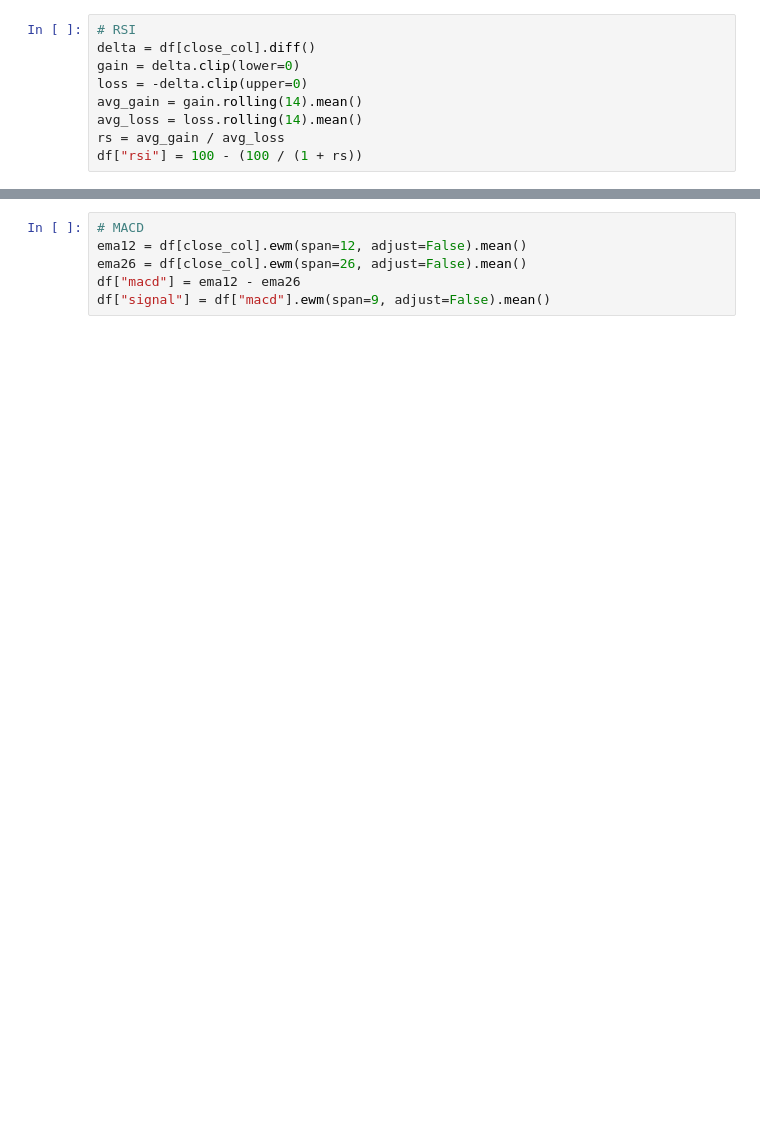
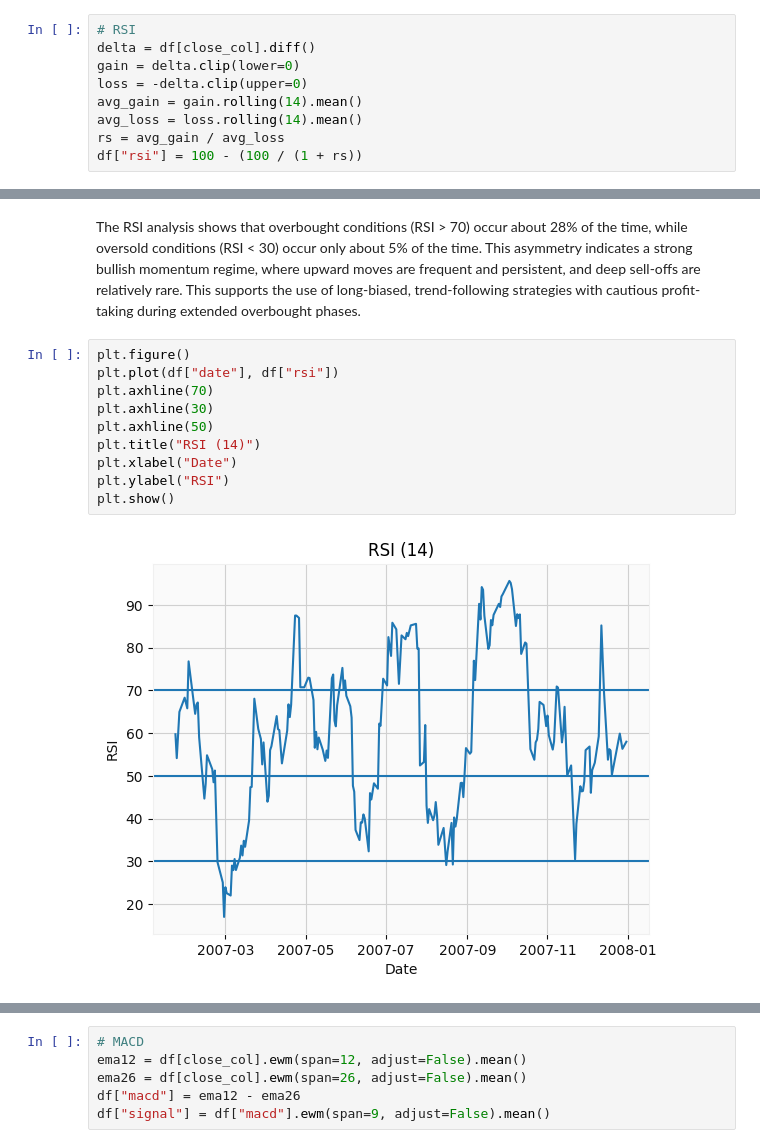
Before and after one commit to Goal48/NIFTY_Data_Analysis, a Jupyter notebook: NIFTY50.ipynb, the cells around one changed output, grey strips where cells are left out. Saved outputs shown, nothing was run; the diff lists cells and outputs as text; blank space fills up the shorter version.

```diff
--- a/NIFTY50.ipynb
+++ b/NIFTY50.ipynb
@@ -169,0 +262,14 @@ df["rsi"] = 100 - (100 / (1 + rs))
+# %% [markdown]
+The RSI analysis shows that overbought conditions (RSI > 70) occur about 28% of the time, while oversold conditions (RSI < 30) occur only about 5% of the time. This asymmetry indicates a strong bullish momentum regime, where upward moves are frequent and persistent, and deep sell-offs are relatively rare. This supports the use of long-biased, trend-following strategies with cautious profit-taking during extended overbought phases.
+# %%
+plt.figure()
+plt.plot(df["date"], df["rsi"])
+plt.axhline(70)
+plt.axhline(30)
+plt.axhline(50)
+plt.title("RSI (14)")
+plt.xlabel("Date")
+plt.ylabel("RSI")
+plt.show()
+# %% [output]
+[figure, added]
```
Also changed, not shown: parts of 25 cells of this notebook.
